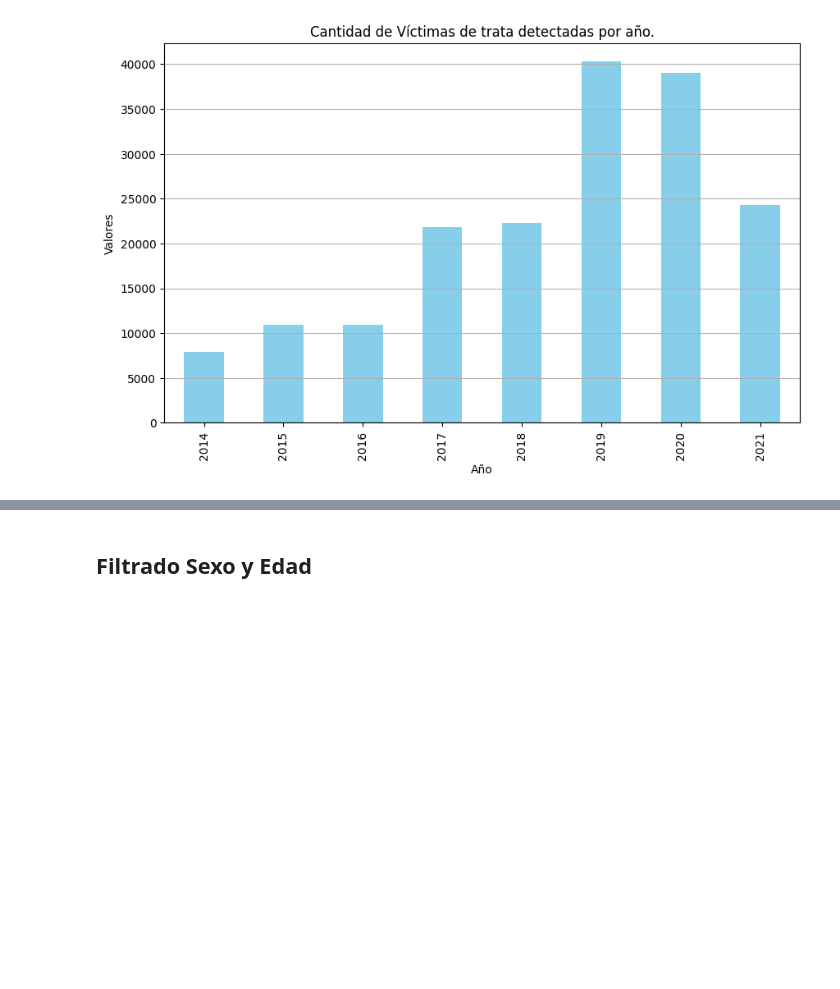
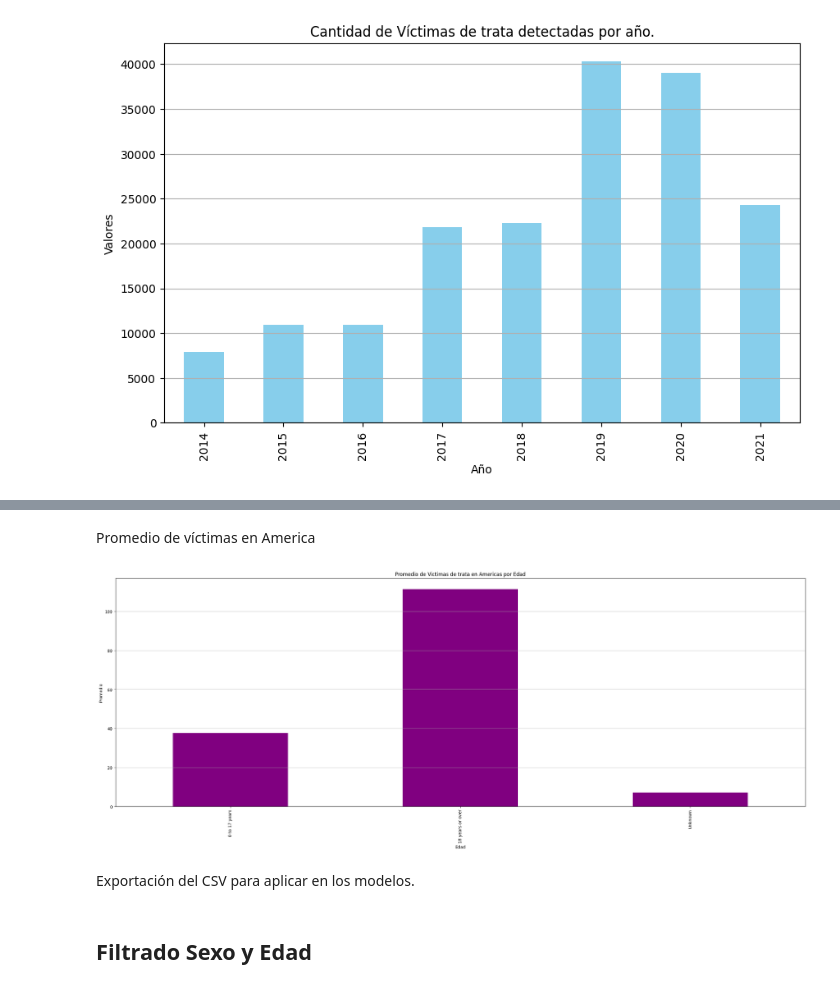
Before and after one commit to Marce-Valverde/PP1-Grupo6, a Jupyter notebook: Proyecto.ipynb, the cells around one changed output, grey strips where cells are left out. Saved outputs shown, nothing was run; the diff lists cells and outputs as text; code cells hidden in the pictures; blank space fills up the shorter version.

```diff
--- a/Proyecto.ipynb
+++ b/Proyecto.ipynb
@@ -549,0 +629,16 @@ plt.show()
+# %% [markdown]
+Promedio de víctimas en America
+# %%
+America_edad = trata_exp[trata_exp['Region'] == 'Americas']
+America_group =America_edad.groupby('Age')['Value'].mean()
+plt.figure(figsize=(30,10))
+America_group.plot(kind='bar', color='purple')
+plt.title('Promedio de Victimas de trata en Americas por Edad')
+plt.xlabel('Edad')
+plt.ylabel('Promedio')
+plt.grid(axis='y')
+plt.show()
+# %% [output]
+[figure, added]
+# %% [markdown]
+Exportación del CSV para aplicar en los modelos.
```
Also changed, not shown: parts of 20 cells of this notebook, 2 other files.
